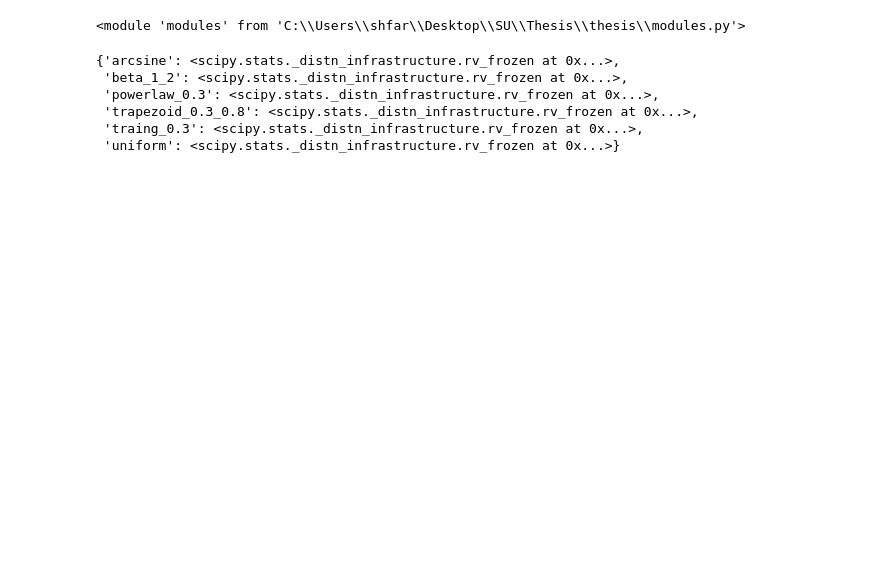
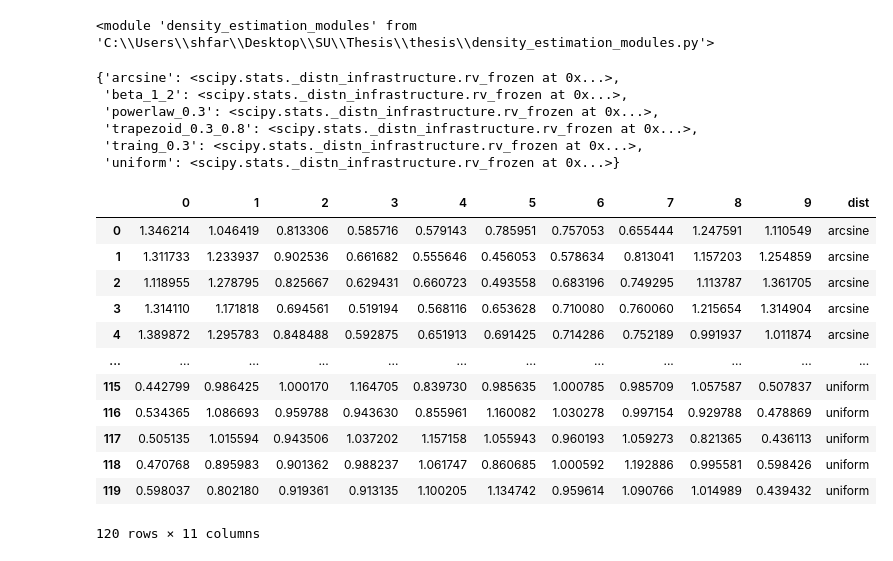
Before and after one commit to sheilafarrahi/thesis, a Jupyter notebook: kde.ipynb, the cells around one changed output. Drawn from its saved outputs; the diff is of its cells as text; code cells hidden in the pictures; blank space fills up the shorter version.

```diff
--- a/kde.ipynb
+++ b/kde.ipynb
@@ -11,10 +11,13 @@ from sklearn.preprocessing import StandardScaler
 from sklearn.svm import SVC
 from sklearn.metrics import confusion_matrix, ConfusionMatrixDisplay
 from sklearn.ensemble import GradientBoostingClassifier
-# %%
-import modules
-import importlib
-importlib.reload(modules)
-# %% [output]
-<module 'modules' from 'C:\\Users\\shfar\\Desktop\\SU\\Thesis\\thesis\\modules.py'>
+# %%
+import distribution_modules as dm
+import density_estimation_modules as dem
+import importlib
+
+importlib.reload(dm)
+importlib.reload(dem)
+# %% [output]
+<module 'density_estimation_modules' from 'C:\\Users\\shfar\\Desktop\\SU\\Thesis\\thesis\\density_estimation_modules.py'>
 # %%
@@ -32,3 +37,19 @@ kde_df = modules.get_kde_estimates(bounded_dists, 20, 500, 20, 0.01)
+# %%
+kde_df
+# %% [output]
+|  | 0 | 1 | 2 | 3 | 4 | 5 | 6 | 7 | 8 | 9 | dist |
+| 0 | 1.346214 | 1.046419 | 0.813306 | 0.585716 | 0.579143 | 0.785951 | 0.757053 | 0.655444 | 1.247591 | 1.110549 | arcsine |
+| 1 | 1.311733 | 1.233937 | 0.902536 | 0.661682 | 0.555646 | 0.456053 | 0.578634 | 0.813041 | 1.157203 | 1.254859 | arcsine |
+| 2 | 1.118955 | 1.278795 | 0.825667 | 0.629431 | 0.660723 | 0.493558 | 0.683196 | 0.749295 | 1.113787 | 1.361705 | arcsine |
+| 3 | 1.314110 | 1.171818 | 0.694561 | 0.519194 | 0.568116 | 0.653628 | 0.710080 | 0.760060 | 1.215654 | 1.314904 | arcsine |
+| 4 | 1.389872 | 1.295783 | 0.848488 | 0.592875 | 0.651913 | 0.691425 | 0.714286 | 0.752189 | 0.991937 | 1.011874 | arcsine |
+| ... | ... | ... | ... | ... | ... | ... | ... | ... | ... | ... | ... |
+| 115 | 0.442799 | 0.986425 | 1.000170 | 1.164705 | 0.839730 | 0.985635 | 1.000785 | 0.985709 | 1.057587 | 0.507837 | uniform |
+| 116 | 0.534365 | 1.086693 | 0.959788 | 0.943630 | 0.855961 | 1.160082 | 1.030278 | 0.997154 | 0.929788 | 0.478869 | uniform |
+| 117 | 0.505135 | 1.015594 | 0.943506 | 1.037202 | 1.157158 | 1.055943 | 0.960193 | 1.059273 | 0.821365 | 0.436113 | uniform |
+| 118 | 0.470768 | 0.895983 | 0.901362 | 0.988237 | 1.061747 | 0.860685 | 1.000592 | 1.192886 | 0.995581 | 0.598426 | uniform |
+| 119 | 0.598037 | 0.802180 | 0.919361 | 0.913135 | 1.100205 | 1.134742 | 0.959614 | 1.090766 | 1.014989 | 0.439432 | uniform |
+120 rows × 11 columns
 # %%
 for name,distr in (bounded_dists.items()):
     fig, ax = plt.subplots()
```
Also changed, not shown: parts of 12 cells of this notebook, 6 other files.
